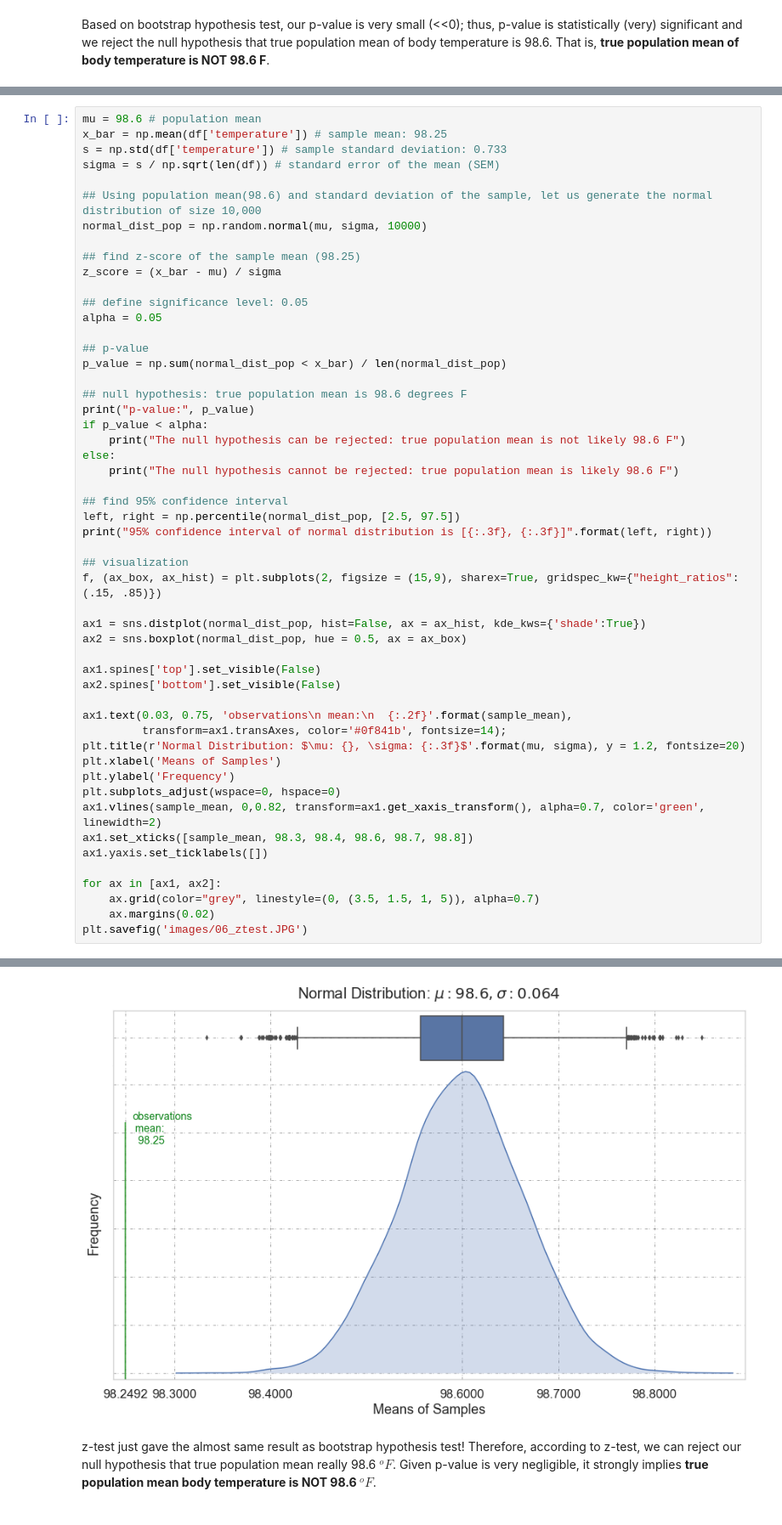
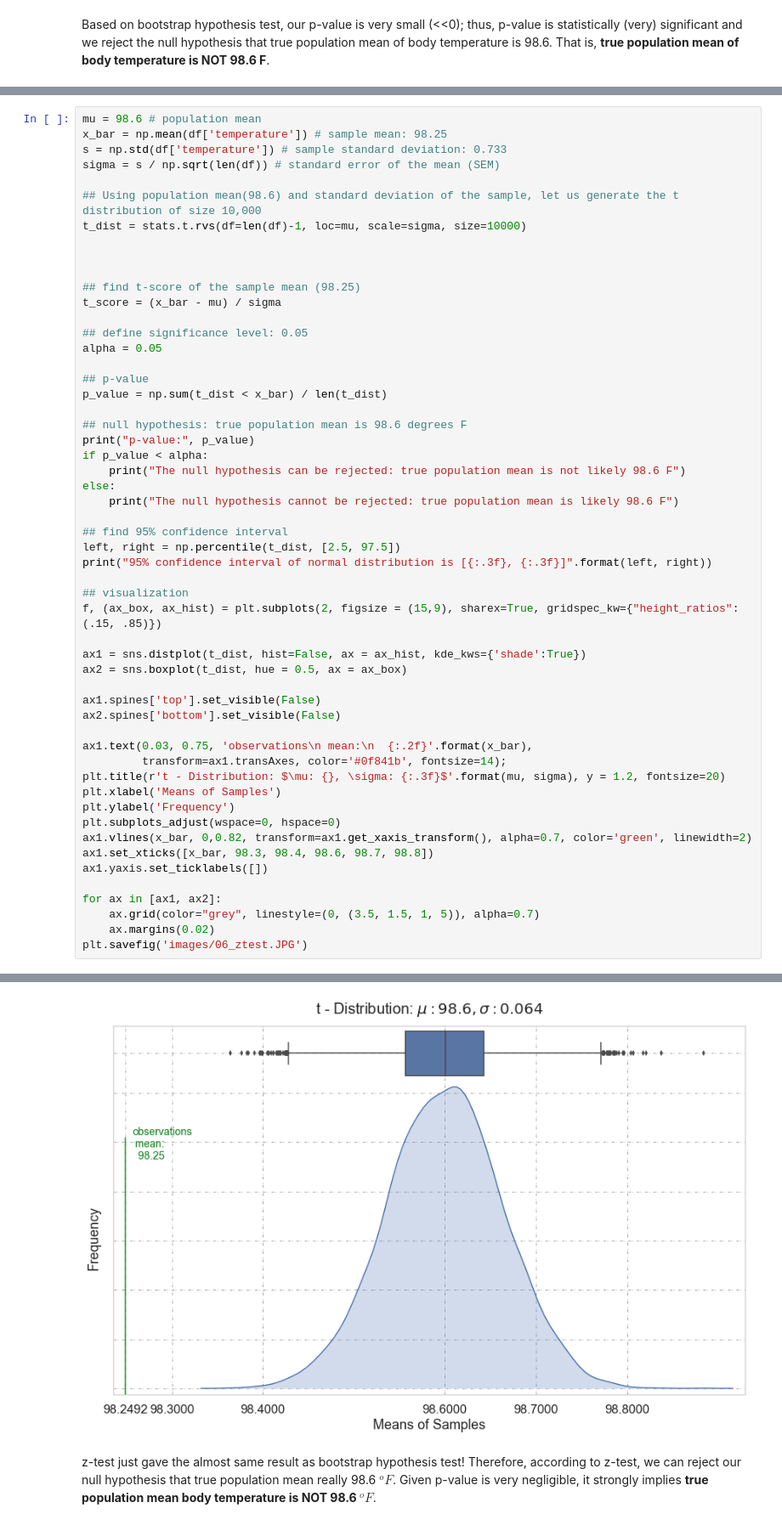
Before and after one commit to soo-pecialist/SB_DSC, a Jupyter notebook: 04_EDA_inf_stat/01_EDA_human_temperature/inferential_statistics_1.ipynb, the cells around one changed output, grey strips where cells are left out. Shown at 85% size. Drawn from its saved outputs; the diff is of its cells as text.

```diff
--- a/04_EDA_inf_stat/01_EDA_human_temperature/inferential_statistics_1.ipynb
+++ b/04_EDA_inf_stat/01_EDA_human_temperature/inferential_statistics_1.ipynb
@@ -543,17 +543,19 @@ x_bar = np.mean(df['temperature']) # sample mean: 98.25
 s = np.std(df['temperature']) # sample standard deviation: 0.733
 sigma = s / np.sqrt(len(df)) # standard error of the mean (SEM)
 
-## Using population mean(98.6) and standard deviation of the sample, let us generate the normal distribution of size 10,000
-normal_dist_pop = np.random.normal(mu, sigma, 10000)
+## Using population mean(98.6) and standard deviation of the sample, let us generate the t distribution of size 10,000
+t_dist = stats.t.rvs(df=len(df)-1, loc=mu, scale=sigma, size=10000)
 
-## find z-score of the sample mean (98.25)
-z_score = (x_bar - mu) / sigma
+
+
+## find t-score of the sample mean (98.25)
+t_score = (x_bar - mu) / sigma
 
 ## define significance level: 0.05
 alpha = 0.05
 
 ## p-value
-p_value = np.sum(normal_dist_pop < x_bar) / len(normal_dist_pop)
+p_value = np.sum(t_dist < x_bar) / len(t_dist)
 
 ## null hypothesis: true population mean is 98.6 degrees F
 print("p-value:", p_value)
@@ -563,26 +565,26 @@ else:
     print("The null hypothesis cannot be rejected: true population mean is likely 98.6 F")
 
 ## find 95% confidence interval
-left, right = np.percentile(normal_dist_pop, [2.5, 97.5])
+left, right = np.percentile(t_dist, [2.5, 97.5])
 print("95% confidence interval of normal distribution is [{:.3f}, {:.3f}]".format(left, right))
 
 ## visualization
 f, (ax_box, ax_hist) = plt.subplots(2, figsize = (15,9), sharex=True, gridspec_kw={"height_ratios": (.15, .85)})
 
-ax1 = sns.distplot(normal_dist_pop, hist=False, ax = ax_hist, kde_kws={'shade':True})
-ax2 = sns.boxplot(normal_dist_pop, hue = 0.5, ax = ax_box)
+ax1 = sns.distplot(t_dist, hist=False, ax = ax_hist, kde_kws={'shade':True})
+ax2 = sns.boxplot(t_dist, hue = 0.5, ax = ax_box)
 
 ax1.spines['top'].set_visible(False)
 ax2.spines['bottom'].set_visible(False)
 
-ax1.text(0.03, 0.75, 'observations\n mean:\n  {:.2f}'.format(sample_mean),
+ax1.text(0.03, 0.75, 'observations\n mean:\n  {:.2f}'.format(x_bar),
          transform=ax1.transAxes, color='#0f841b', fontsize=14);
-plt.title(r'Normal Distribution: $\mu: {}, \sigma: {:.3f}$'.format(mu, sigma), y = 1.2, fontsize=20)
+plt.title(r't - Distribution: $\mu: {}, \sigma: {:.3f}$'.format(mu, sigma), y = 1.2, fontsize=20)
 plt.xlabel('Means of Samples')
 plt.ylabel('Frequency')
 plt.subplots_adjust(wspace=0, hspace=0)
-ax1.vlines(sample_mean, 0,0.82, transform=ax1.get_xaxis_transform(), alpha=0.7, color='green', linewidth=2)
-ax1.set_xticks([sample_mean, 98.3, 98.4, 98.6, 98.7, 98.8])
+ax1.vlines(x_bar, 0,0.82, transform=ax1.get_xaxis_transform(), alpha=0.7, color='green', linewidth=2)
+ax1.set_xticks([x_bar, 98.3, 98.4, 98.6, 98.7, 98.8])
 ax1.yaxis.set_ticklabels([])
 
 for ax in [ax1, ax2]:
@@ -596,4 +598,4 @@ The null hypothesis can be rejected: true population mean is not likely 98.6 F
-[figure, old version]
+[figure, new version]
 # %% [markdown]
 z-test just gave the almost same result as bootstrap hypothesis test! Therefore, according to z-test, we can reject our null hypothesis that true population mean really 98.6 $^oF$. Given p-value is very negligible, it strongly implies __true population mean body temperature is NOT 98.6 $^oF$__.
 # %% [markdown]
```
Also changed, not shown: parts of 7 cells of this notebook.
